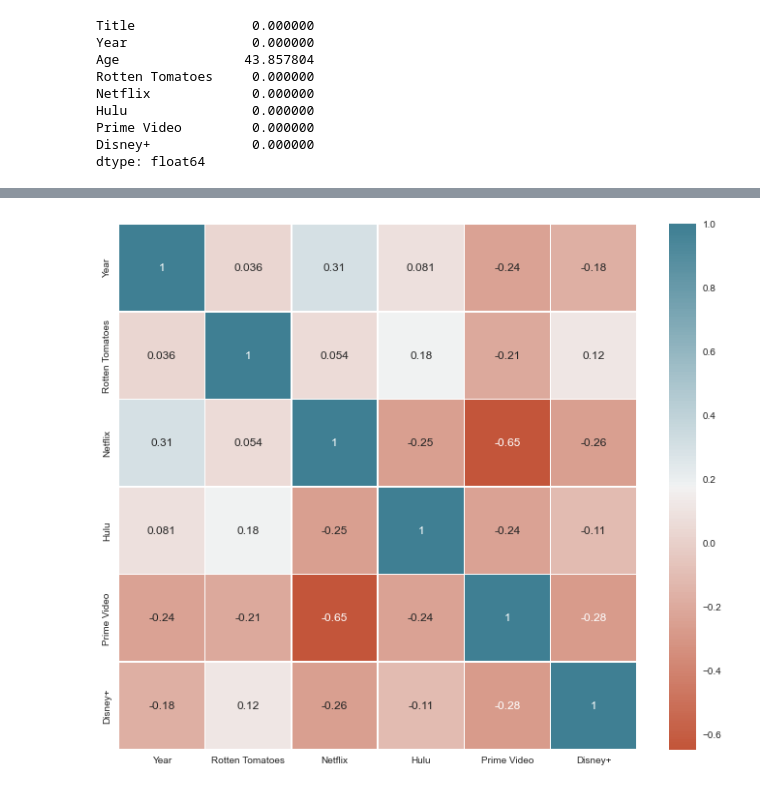
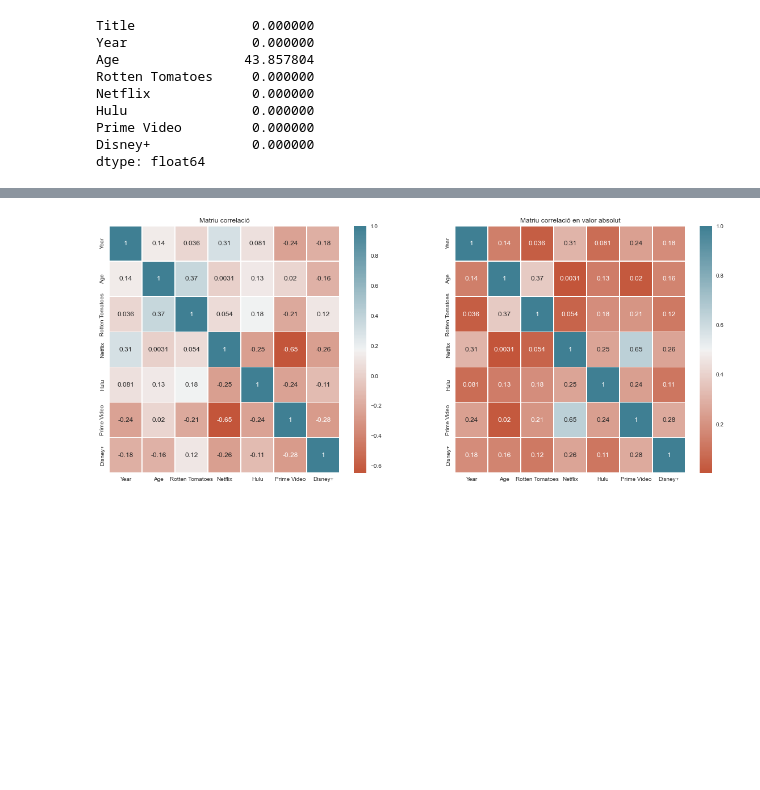
Before and after one commit to AlbaFernandezCor/MoviesOnStreamingPlatforms, a Jupyter notebook: Cas_Kaggle.ipynb, the cells around one changed output, grey strips where cells are left out. Drawn from its saved outputs; the diff is of its cells as text; code cells hidden in the pictures; blank space fills up the shorter version.

```diff
--- a/Cas_Kaggle.ipynb
+++ b/Cas_Kaggle.ipynb
@@ -127,10 +134,11 @@ dtype: float64
 #Tractem les dades tipus objecte
 dataset_df['Rotten Tomatoes'] = (dataset_df['Rotten Tomatoes'].str.split("/", n=1).str[0].astype("int"))/100
 
-#ARREGLAR LA COLUMNA DE LES EDATS!!!
-#dataset_df['Age'].replace({"18+": 18, "7+": 7, "13+": 13, "16+": 16}) #faltaria all i NaNs
+#Tractem la columna Age
+dataset_df['Age'].fillna(0, inplace=True) #omplim els nans amb 0
+edats = {"18+": 18, "7+": 7, "13+": 13, "16+": 16, "all": 0, 0:0}
+dataset_df['Age'] = [edats[item] for item in dataset_df['Age']]
 dataset_df.info()
-#dataset_df.head()
 # %% [output]
 <class 'pandas.core.frame.DataFrame'>
 Int64Index: 9508 entries, 0 to 9514
@@ -149 +157,5 @@ dtypes: float64(1), int64(5), object(2)
 memory usage: 668.5+ KB
+# %%
+#Ara que ja tenim les edats en int i sense cap NaN, afegim una columna per mirar si les pelis tenen restricció d'edat o no
+dataset_df['Age_Restricted'] = np.where(dataset_df['Age'] == 0, 0, 1)
+dataset_df.head()
@@ -209,8 +239,16 @@ plt.show()
 # %%
 # Estudi de la correlació entre els atributs
 correlacio = dataset_df.corr()
-plt.figure(figsize=(12,10))
-ax = sns.heatmap(correlacio, annot=True, linewidths=.5, cmap = sns.diverging_palette(20, 220, n=200))
+
+fig = plt.figure(figsize=(20,8))
+ax1 = fig.add_subplot(1, 2, 1)
+ax1.set_title('Matriu correlació')
+ax2 = fig.add_subplot(1, 2, 2)
+ax2.set_title('Matriu correlació en valor absolut')
+
+sns.heatmap(correlacio, annot=True, linewidths=.5, cmap = sns.diverging_palette(20, 220, n=200), ax=ax1)
+sns.heatmap(abs(correlacio), annot=True, linewidths=.5, cmap = sns.diverging_palette(20, 220, n=200), ax=ax2)
+plt.show()
 # %% [output]
-[figure, old version]
+[figure, new version]
 # %%
```
Also changed, not shown: parts of 15 cells of this notebook.
